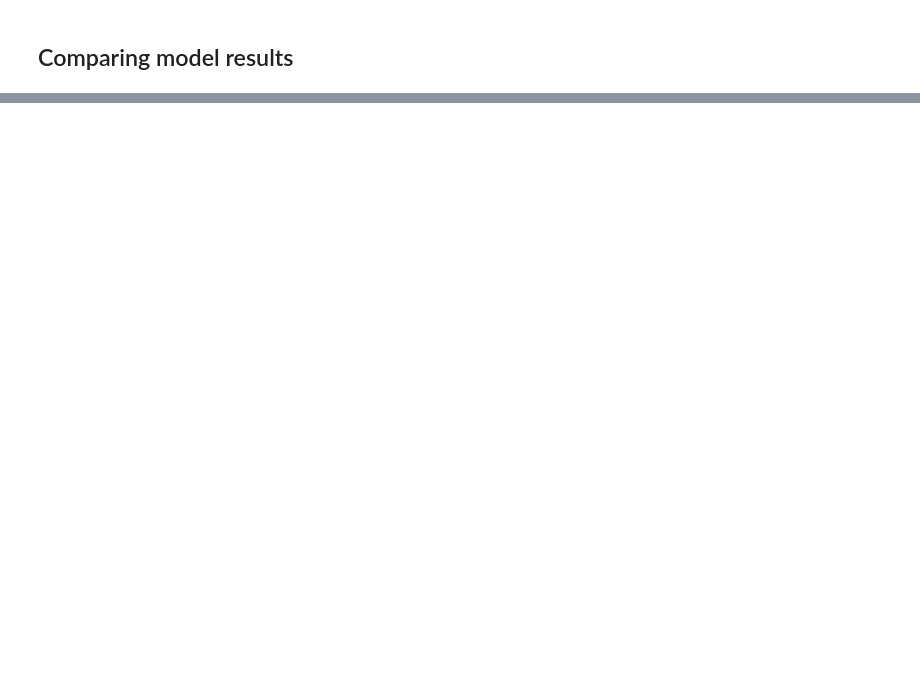
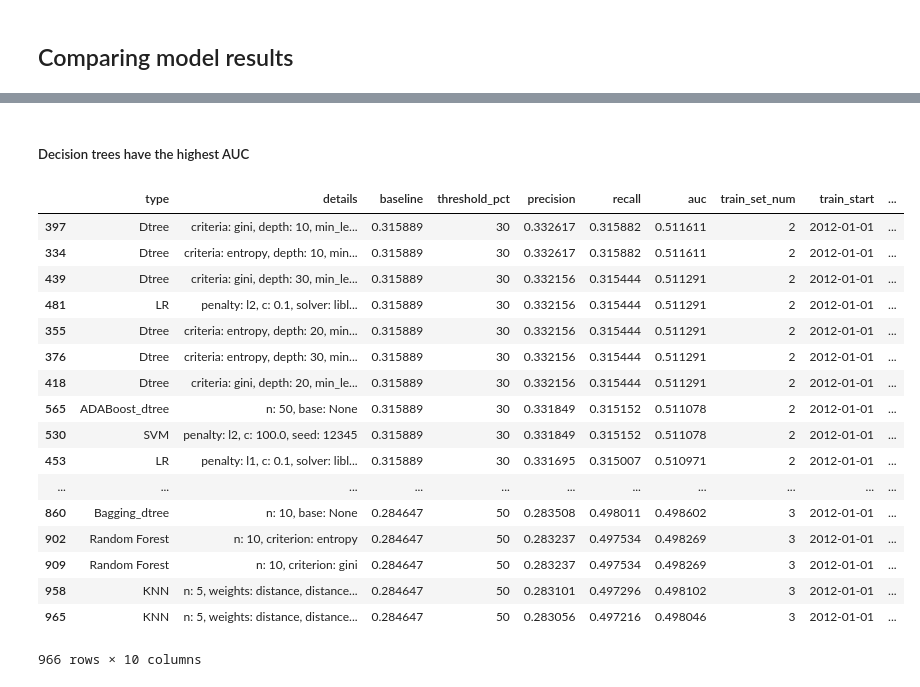
Before and after one commit to laurenjli/ml-pubpol, a Jupyter notebook: hw3/hw3_analysis.ipynb, the cells around one changed output, grey strips where cells are left out. Cells and saved outputs as stored; diff of their text form; code cells hidden in the pictures; blank space fills up the shorter version.

```diff
--- a/hw3/hw3_analysis.ipynb
+++ b/hw3/hw3_analysis.ipynb
@@ -269,0 +235,24 @@ resdf = pp.load_csv('./data/finalrun.csv')
+# %% [markdown]
+##### Decision trees have the highest AUC
+# %%
+aucdf = resdf.sort_values('auc', ascending=False)
+aucdf
+# %% [output]
+|  | type | details | baseline | threshold_pct | precision | recall | auc | train_set_num | train_start | ... |
+| 397 | Dtree | criteria: gini, depth: 10, min_le... | 0.315889 | 30 | 0.332617 | 0.315882 | 0.511611 | 2 | 2012-01-01 | ... |
+| 334 | Dtree | criteria: entropy, depth: 10, min... | 0.315889 | 30 | 0.332617 | 0.315882 | 0.511611 | 2 | 2012-01-01 | ... |
+| 439 | Dtree | criteria: gini, depth: 30, min_le... | 0.315889 | 30 | 0.332156 | 0.315444 | 0.511291 | 2 | 2012-01-01 | ... |
+| 481 | LR | penalty: l2, c: 0.1, solver: libl... | 0.315889 | 30 | 0.332156 | 0.315444 | 0.511291 | 2 | 2012-01-01 | ... |
+| 355 | Dtree | criteria: entropy, depth: 20, min... | 0.315889 | 30 | 0.332156 | 0.315444 | 0.511291 | 2 | 2012-01-01 | ... |
+| 376 | Dtree | criteria: entropy, depth: 30, min... | 0.315889 | 30 | 0.332156 | 0.315444 | 0.511291 | 2 | 2012-01-01 | ... |
+| 418 | Dtree | criteria: gini, depth: 20, min_le... | 0.315889 | 30 | 0.332156 | 0.315444 | 0.511291 | 2 | 2012-01-01 | ... |
+| 565 | ADABoost_dtree | n: 50, base: None | 0.315889 | 30 | 0.331849 | 0.315152 | 0.511078 | 2 | 2012-01-01 | ... |
+| 530 | SVM | penalty: l2, c: 100.0, seed: 12345 | 0.315889 | 30 | 0.331849 | 0.315152 | 0.511078 | 2 | 2012-01-01 | ... |
+| 453 | LR | penalty: l1, c: 0.1, solver: libl... | 0.315889 | 30 | 0.331695 | 0.315007 | 0.510971 | 2 | 2012-01-01 | ... |
+| ... | ... | ... | ... | ... | ... | ... | ... | ... | ... | ... |
+| 860 | Bagging_dtree | n: 10, base: None | 0.284647 | 50 | 0.283508 | 0.498011 | 0.498602 | 3 | 2012-01-01 | ... |
+| 902 | Random Forest | n: 10, criterion: entropy | 0.284647 | 50 | 0.283237 | 0.497534 | 0.498269 | 3 | 2012-01-01 | ... |
+| 909 | Random Forest | n: 10, criterion: gini | 0.284647 | 50 | 0.283237 | 0.497534 | 0.498269 | 3 | 2012-01-01 | ... |
+| 958 | KNN | n: 5, weights: distance, distance... | 0.284647 | 50 | 0.283101 | 0.497296 | 0.498102 | 3 | 2012-01-01 | ... |
+| 965 | KNN | n: 5, weights: distance, distance... | 0.284647 | 50 | 0.283056 | 0.497216 | 0.498046 | 3 | 2012-01-01 | ... |
+966 rows × 10 columns
```
Also changed, not shown: parts of 21 cells of this notebook, 5 other files.
